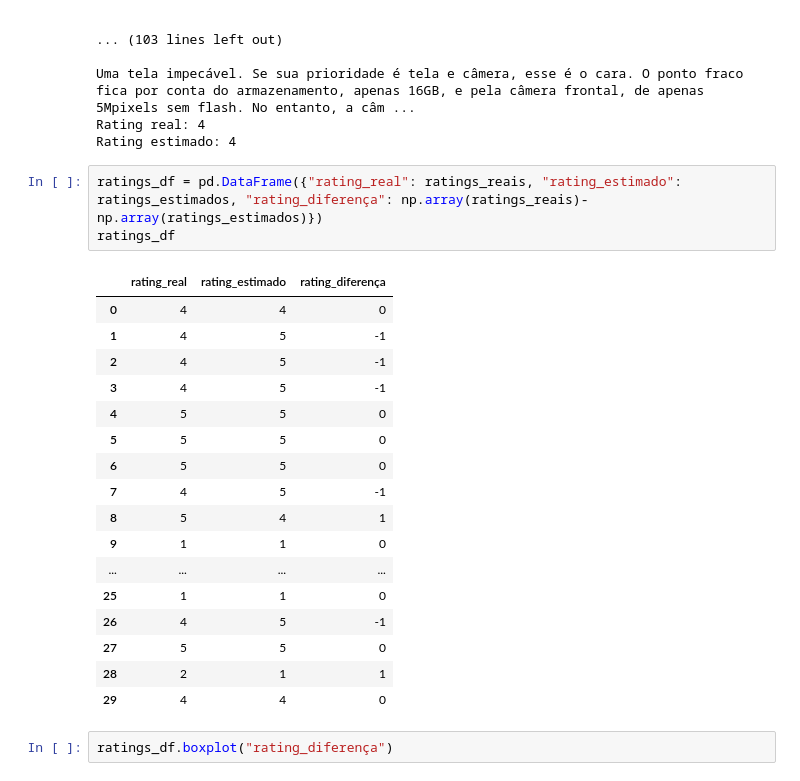
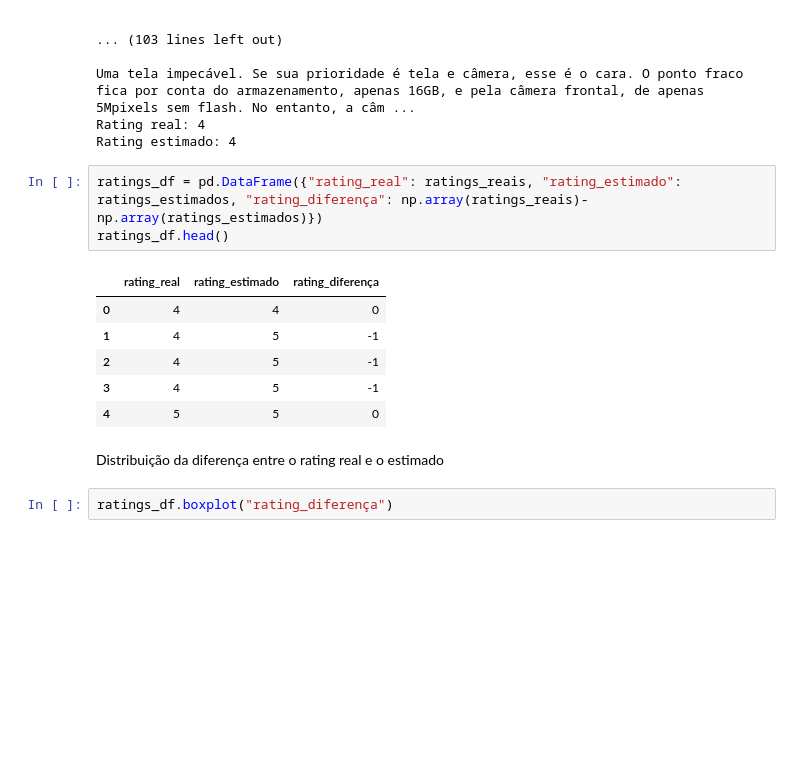
Before and after one commit to gabrielspmoreira/genai_text_cases, a Jupyter notebook: vertex_palm_api/pt_br/exemplo_atendimento_cliente/Exemplo_Vertex_Palm_API_para_atendimento_ao_cliente.ipynb, the cells around one changed output. Cells and saved outputs as stored; diff of their text form; blank space fills up the shorter version.

```diff
--- a/vertex_palm_api/pt_br/exemplo_atendimento_cliente/Exemplo_Vertex_Palm_API_para_atendimento_ao_cliente.ipynb
+++ b/vertex_palm_api/pt_br/exemplo_atendimento_cliente/Exemplo_Vertex_Palm_API_para_atendimento_ao_cliente.ipynb
@@ -191,25 +198,16 @@ Rating real: 4
 Rating estimado: 4
 # %%
 ratings_df = pd.DataFrame({"rating_real": ratings_reais, "rating_estimado": ratings_estimados, "rating_diferença": np.array(ratings_reais)- np.array(ratings_estimados)})
-ratings_df
+ratings_df.head()
 # %% [output]
 |  | rating_real | rating_estimado | rating_diferença |
 | 0 | 4 | 4 | 0 |
 | 1 | 4 | 5 | -1 |
 | 2 | 4 | 5 | -1 |
 | 3 | 4 | 5 | -1 |
 | 4 | 5 | 5 | 0 |
-| 5 | 5 | 5 | 0 |
-| 6 | 5 | 5 | 0 |
-| 7 | 4 | 5 | -1 |
-| 8 | 5 | 4 | 1 |
-| 9 | 1 | 1 | 0 |
-| ... | ... | ... | ... |
-| 25 | 1 | 1 | 0 |
-| 26 | 4 | 5 | -1 |
-| 27 | 5 | 5 | 0 |
-| 28 | 2 | 1 | 1 |
-| 29 | 4 | 4 | 0 |
+# %% [markdown]
+Distribuição da diferença entre o rating real e o estimado
 # %%
 ratings_df.boxplot("rating_diferença")
 # %% [output]
```
Also changed, not shown: parts of 16 cells of this notebook.
